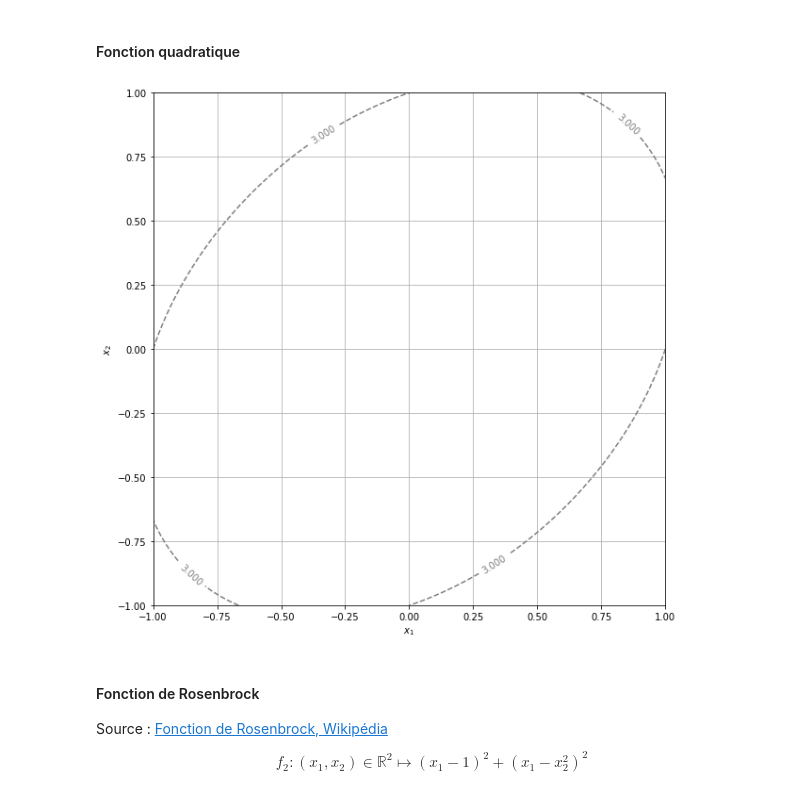
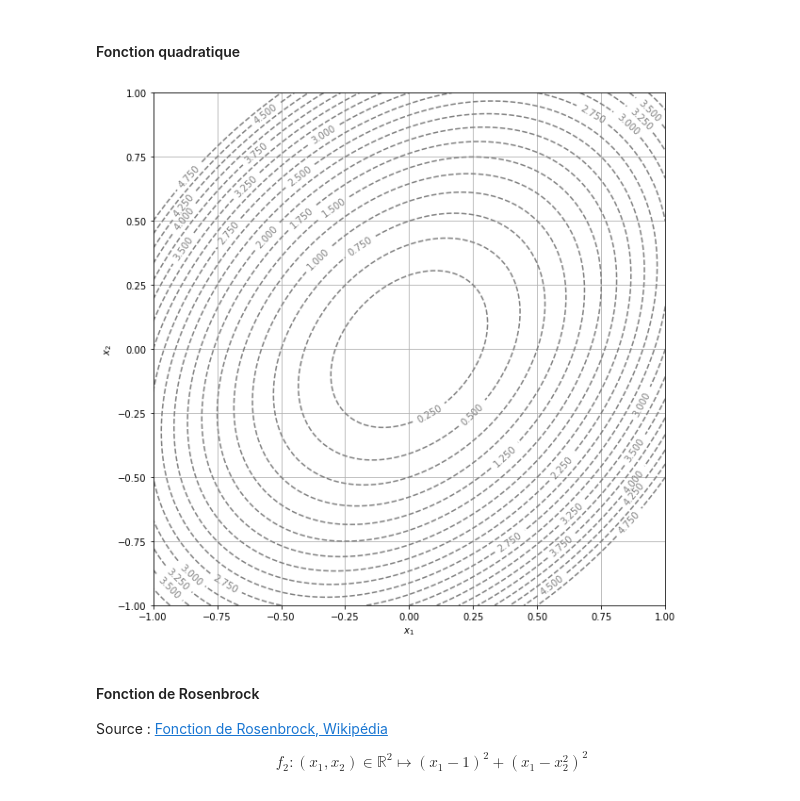
Before and after one commit to RobinWillocquet/projet-maths-octobre, a Jupyter notebook: Courbes de niveau.ipynb, the cells around one changed output. Drawn from its saved outputs; the diff is of its cells as text; code cells hidden in the pictures.

```diff
--- a/Courbes de niveau.ipynb
+++ b/Courbes de niveau.ipynb
@@ -152,12 +152,12 @@ def f1(x1, x2):
 # %%
 display_contour(
     f1,
     x=np.linspace(-1.0, 1.0, 100),
     y=np.linspace(-1.0, 1.0, 100),
-    levels=3 # 10 levels, automatically selected
+    levels= np.arange(0,5,0.25) # 10 levels, automatically selected
 )
 # %% [output]
-[figure, old version]
+[figure, new version]
 # %% [markdown]
 #### Fonction de Rosenbrock
 
```
Also changed, not shown: parts of 9 cells of this notebook.
